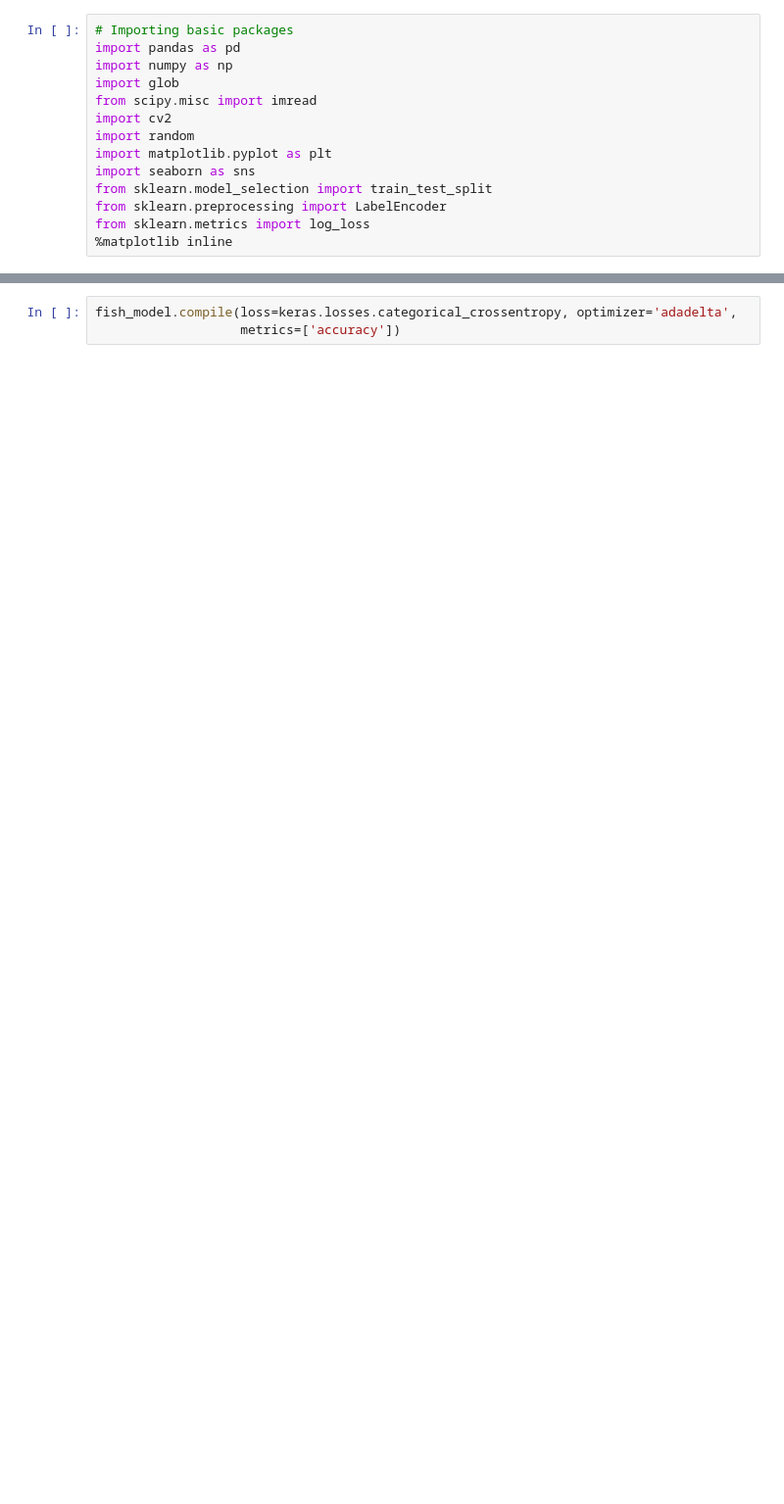
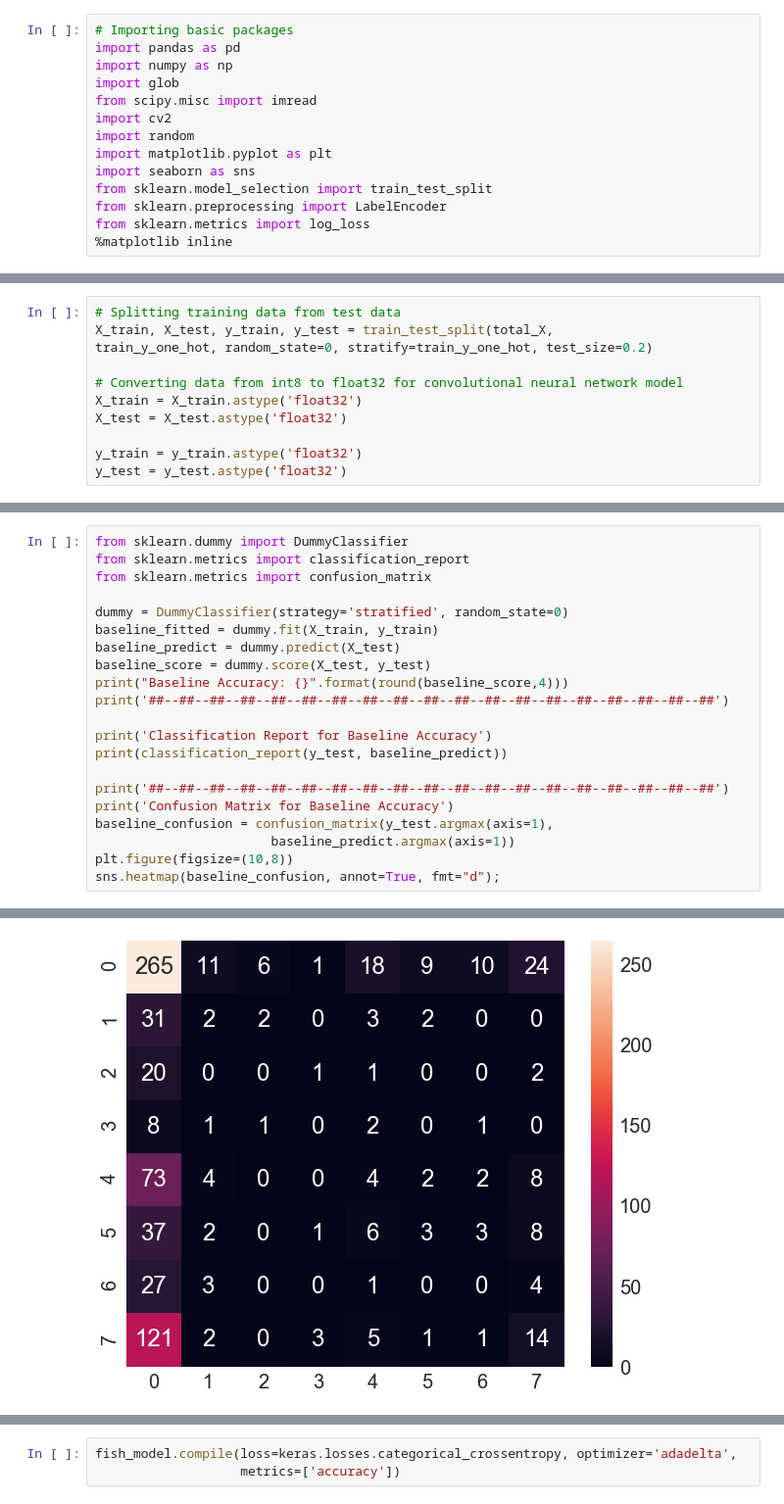
Before and after one commit to Jdarmody18/W207_Final, a Jupyter notebook: Darmody_FinalProject.ipynb, the cells around one changed output, grey strips where cells are left out. Shown at 98% size. Drawn from its saved outputs; the diff is of its cells as text; blank space fills up the shorter version.

```diff
--- a/Darmody_FinalProject.ipynb
+++ b/Darmody_FinalProject.ipynb
@@ -293,0 +194,11 @@ early_stopping = EarlyStopping(monitor='val_loss', patience=1, verbose=1, mode='
+# %%
+# Splitting training data from test data
+X_train, X_test, y_train, y_test = train_test_split(total_X,
+train_y_one_hot, random_state=0, stratify=train_y_one_hot, test_size=0.2)
+
+# Converting data from int8 to float32 for convolutional neural network model
+X_train = X_train.astype('float32')
+X_test = X_test.astype('float32')
+
+y_train = y_train.astype('float32')
+y_test = y_test.astype('float32')
@@ -293,0 +208,22 @@ early_stopping = EarlyStopping(monitor='val_loss', patience=1, verbose=1, mode='
+# %%
+from sklearn.dummy import DummyClassifier
+from sklearn.metrics import classification_report
+from sklearn.metrics import confusion_matrix
+
+dummy = DummyClassifier(strategy='stratified', random_state=0)
+baseline_fitted = dummy.fit(X_train, y_train)
+baseline_predict = dummy.predict(X_test)
+baseline_score = dummy.score(X_test, y_test)
+print("Baseline Accuracy: {}".format(round(baseline_score,4)))
+print('##--##--##--##--##--##--##--##--##--##--##--##--##--##--##--##--##--##--##')
+
+print('Classification Report for Baseline Accuracy')
+print(classification_report(y_test, baseline_predict))
+
+print('##--##--##--##--##--##--##--##--##--##--##--##--##--##--##--##--##--##--##')
+print('Confusion Matrix for Baseline Accuracy')
+baseline_confusion = confusion_matrix(y_test.argmax(axis=1),
+                       baseline_predict.argmax(axis=1))
+plt.figure(figsize=(10,8))
+sns.heatmap(baseline_confusion, annot=True, fmt="d");
+# %% [output]
@@ -293,0 +247 @@ early_stopping = EarlyStopping(monitor='val_loss', patience=1, verbose=1, mode='
+[figure, added]
```
Also changed, not shown: parts of 64 cells of this notebook.
